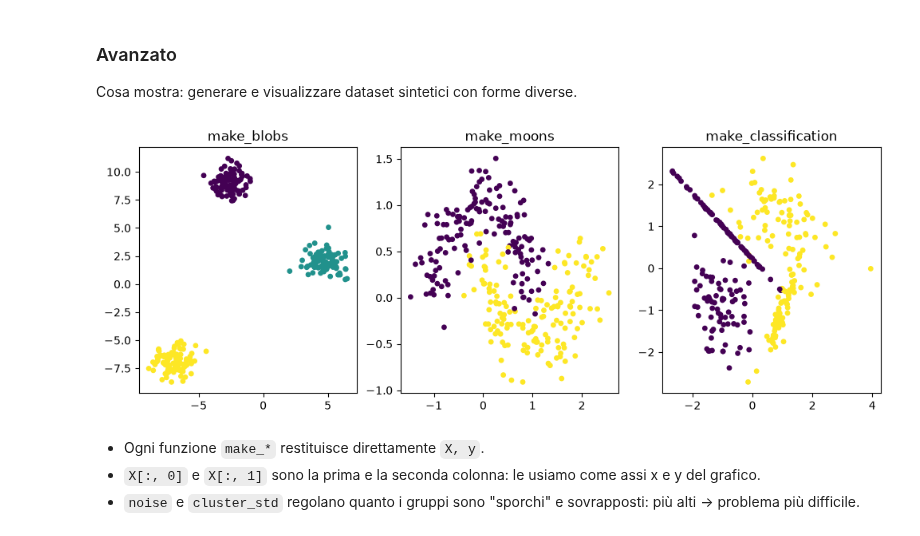
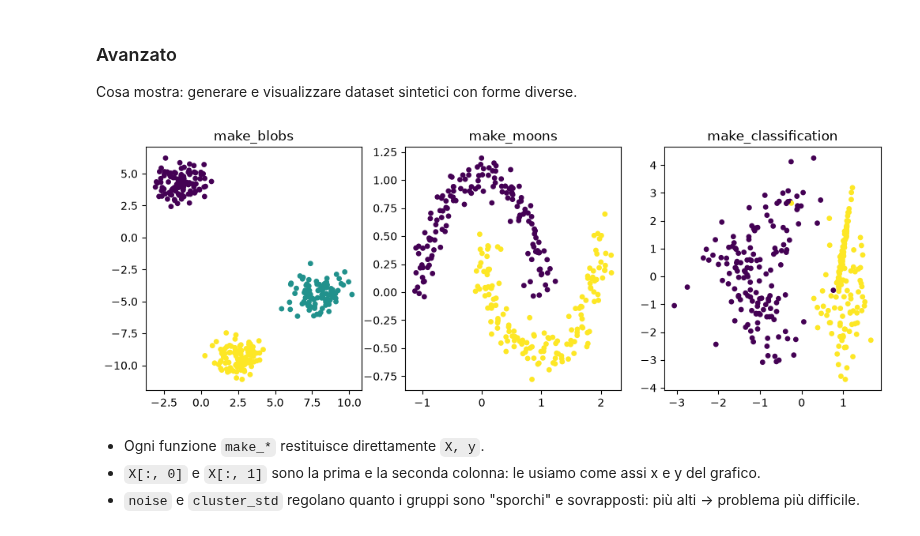
Before and after one commit to MaSTERmIKK/Aula_PythonAi_Ottobre, a Jupyter notebook: CorsoIt/14_Lunedi_26/giorno-1-fondamenti-ml.ipynb, the cells around one changed output. Drawn from its saved outputs; the diff is of its cells as text; code cells hidden in the pictures.

```diff
--- a/CorsoIt/14_Lunedi_26/giorno-1-fondamenti-ml.ipynb
+++ b/CorsoIt/14_Lunedi_26/giorno-1-fondamenti-ml.ipynb
@@ -478,21 +609,23 @@ Cosa mostra: generare e visualizzare dataset sintetici con forme diverse.
 # %%
 import matplotlib.pyplot as plt
 from sklearn.datasets import make_blobs, make_moons, make_classification
 
-X1, y1 = make_blobs(n_samples=300, centers=3, cluster_std=0.8, random_state=42)   # 3 nuvole
-X2, y2 = make_moons(n_samples=300, noise=0.2, random_state=42)                    # 2 mezzelune
+ran_state = 350
+
+X1, y1 = make_blobs(n_samples=300, centers=3, cluster_std=0.8, random_state=ran_state)   # 3 nuvole
+X2, y2 = make_moons(n_samples=300, noise=0.1, random_state=ran_state)                    # 2 mezzelune
 X3, y3 = make_classification(n_samples=300, n_features=2, n_informative=2,
-                             n_redundant=0, random_state=42)                      # 2 classi generiche
+                             n_redundant=0, random_state=ran_state)                      # 2 classi generiche
 
 fig, axes = plt.subplots(1, 3, figsize=(12, 4))
 for ax, (X, y, titolo) in zip(axes, [(X1, y1, "make_blobs"),
                                      (X2, y2, "make_moons"),
                                      (X3, y3, "make_classification")]):
     ax.scatter(X[:, 0], X[:, 1], c=y, cmap="viridis", s=15)   # colore = classe
     ax.set_title(titolo)
 plt.show()
 # %% [output]
-[figure, old version]
+[figure, new version]
 # %% [markdown]
 - Ogni funzione `make_*` restituisce direttamente `X, y`.
 - `X[:, 0]` e `X[:, 1]` sono la prima e la seconda colonna: le usiamo come assi x e y del grafico.
```
Also changed, not shown: parts of 23 cells of this notebook, 1 other file.
